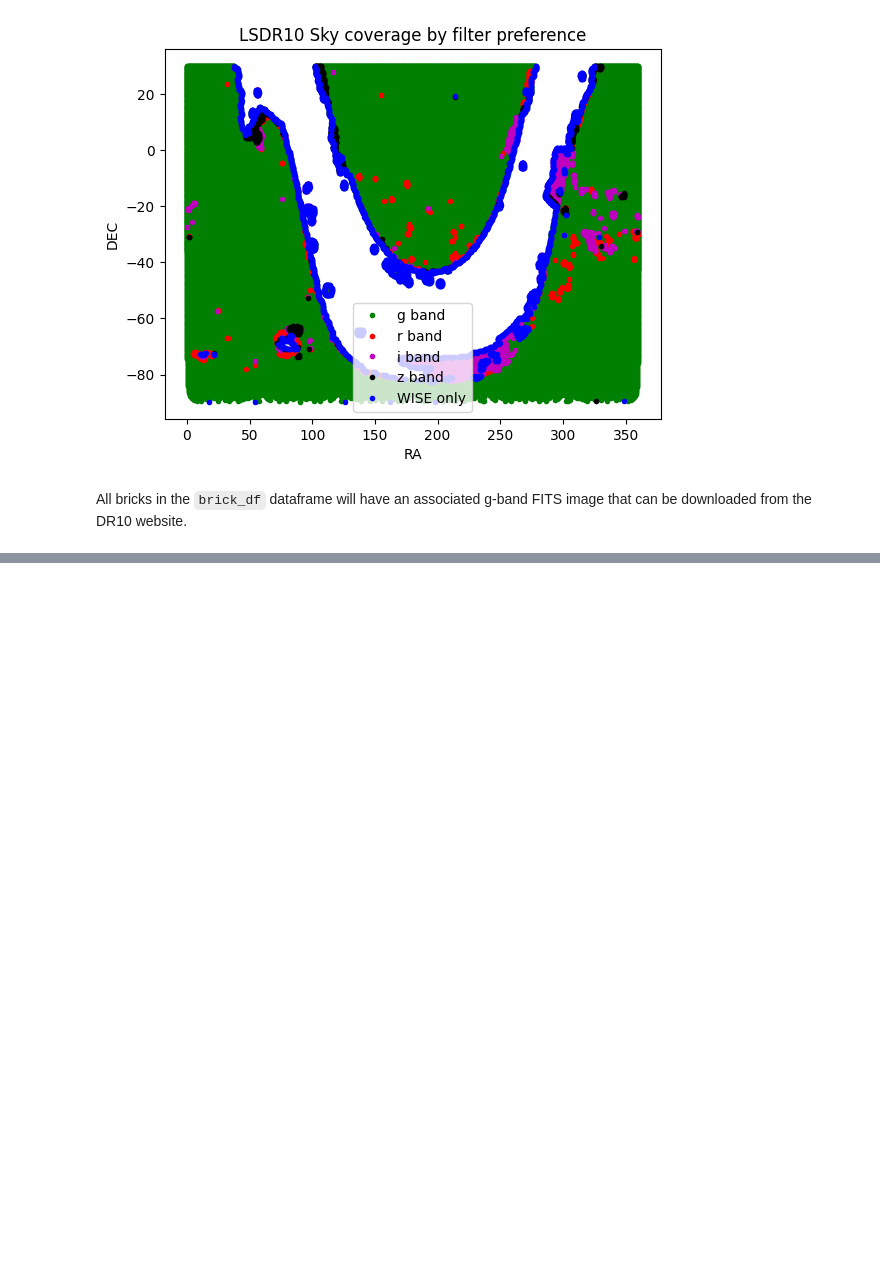
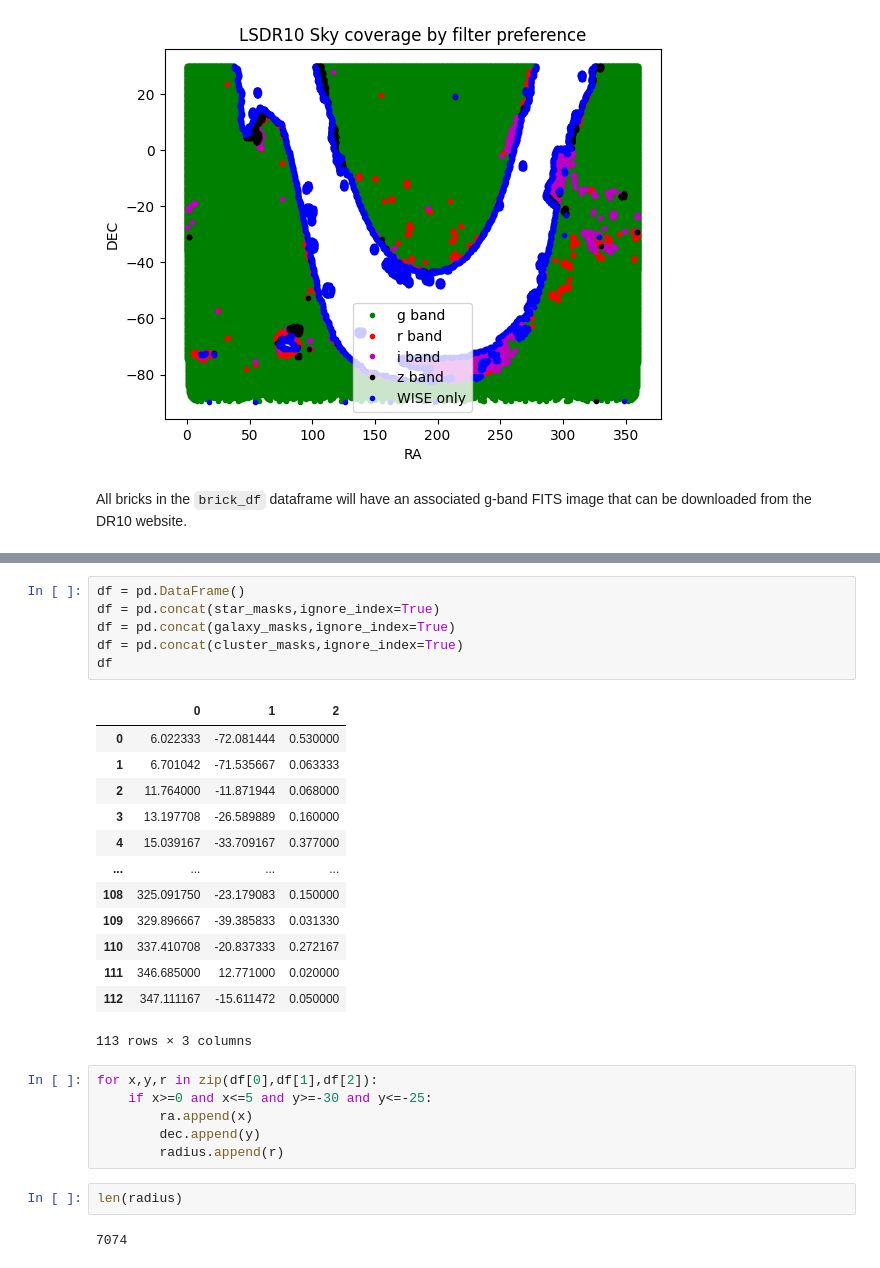
Before and after one commit to cyb0rb/WiFeS_Catalog, a Jupyter notebook: Figures_for_Report.ipynb, the cells around one changed output, grey strips where cells are left out. Saved outputs shown, nothing was run; the diff lists cells and outputs as text; blank space fills up the shorter version.

```diff
--- a/Figures_for_Report.ipynb
+++ b/Figures_for_Report.ipynb
@@ -1391,0 +1377,30 @@ for image in image_array:
+# %%
+df = pd.DataFrame()
+df = pd.concat(star_masks,ignore_index=True)
+df = pd.concat(galaxy_masks,ignore_index=True)
+df = pd.concat(cluster_masks,ignore_index=True)
+df
+# %% [output]
+|  | 0 | 1 | 2 |
+| 0 | 6.022333 | -72.081444 | 0.530000 |
+| 1 | 6.701042 | -71.535667 | 0.063333 |
+| 2 | 11.764000 | -11.871944 | 0.068000 |
+| 3 | 13.197708 | -26.589889 | 0.160000 |
+| 4 | 15.039167 | -33.709167 | 0.377000 |
+| ... | ... | ... | ... |
+| 108 | 325.091750 | -23.179083 | 0.150000 |
+| 109 | 329.896667 | -39.385833 | 0.031330 |
+| 110 | 337.410708 | -20.837333 | 0.272167 |
+| 111 | 346.685000 | 12.771000 | 0.020000 |
+| 112 | 347.111167 | -15.611472 | 0.050000 |
+113 rows × 3 columns
+# %%
+for x,y,r in zip(df[0],df[1],df[2]):
+    if x>=0 and x<=5 and y>=-30 and y<=-25:
+        ra.append(x)
+        dec.append(y)
+        radius.append(r)
+# %%
+len(radius)
+# %% [output]
+7074
```
Also changed, not shown: parts of 8 cells of this notebook, 2 other files.
